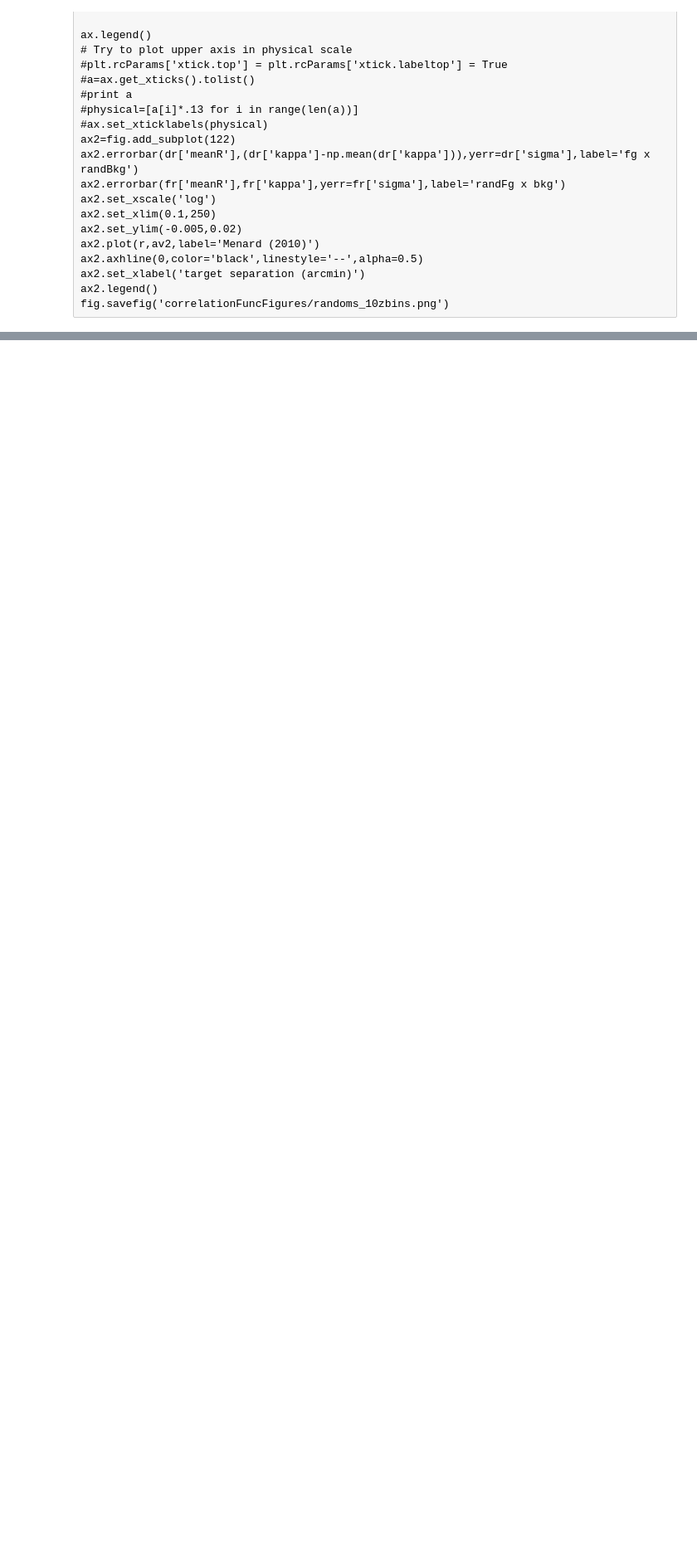
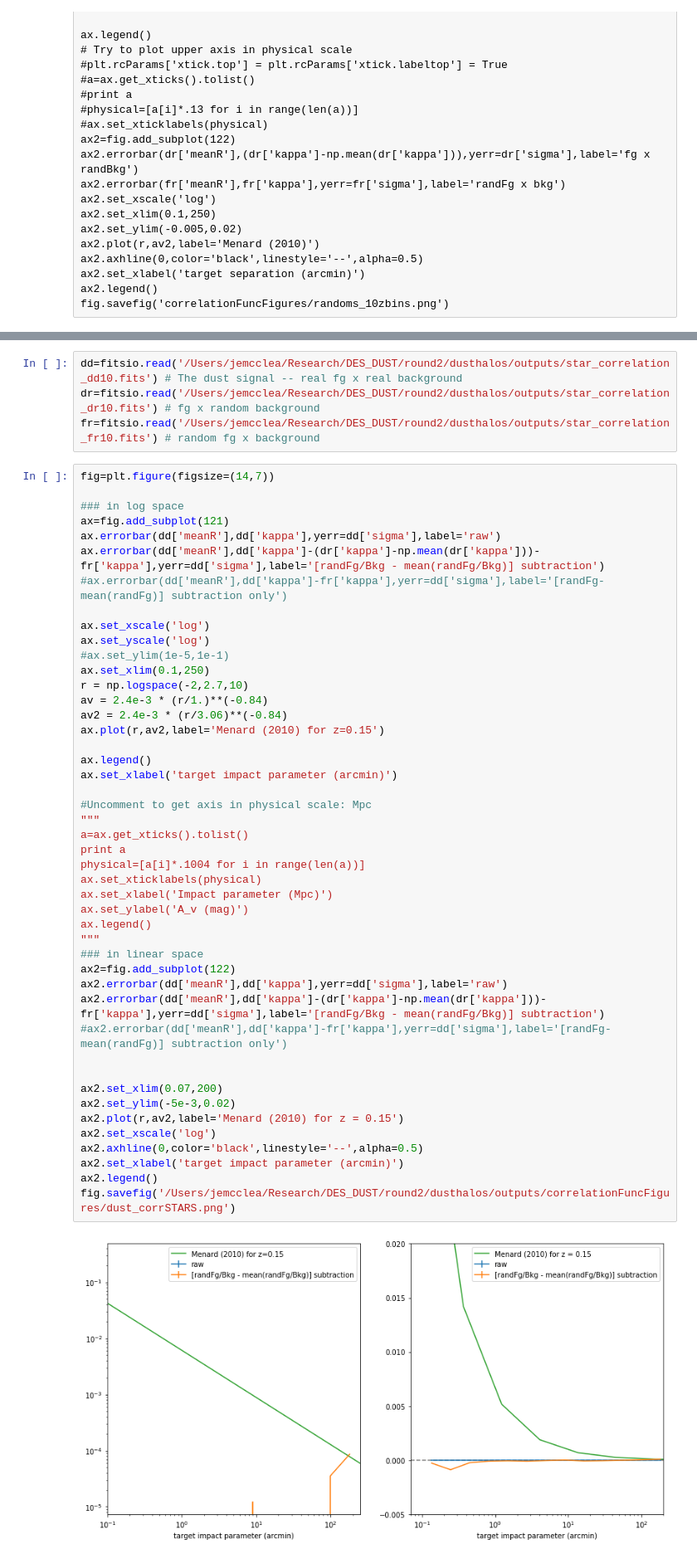
Before and after one commit to mcclearyj/dusthalos, a Jupyter notebook: make-correlation-plots.ipynb, the cells around one changed output, grey strips where cells are left out. Shown at 83% size. Cells and saved outputs as stored; diff of their text form; blank space fills up the shorter version.

Commit message:
new star correl plot

```diff
--- a/make-correlation-plots.ipynb
+++ b/make-correlation-plots.ipynb
@@ -199,0 +202,52 @@ fig.savefig('correlationFuncFigures/randoms_10zbins.png')
+# %%
+dd=fitsio.read('/Users/jemcclea/Research/DES_DUST/round2/dusthalos/outputs/star_correlation_dd10.fits') # The dust signal -- real fg x real background
+dr=fitsio.read('/Users/jemcclea/Research/DES_DUST/round2/dusthalos/outputs/star_correlation_dr10.fits') # fg x random background
+fr=fitsio.read('/Users/jemcclea/Research/DES_DUST/round2/dusthalos/outputs/star_correlation_fr10.fits') # random fg x background
+# %%
+fig=plt.figure(figsize=(14,7))
+
+### in log space
+ax=fig.add_subplot(121)
+ax.errorbar(dd['meanR'],dd['kappa'],yerr=dd['sigma'],label='raw')
+ax.errorbar(dd['meanR'],dd['kappa']-(dr['kappa']-np.mean(dr['kappa']))-fr['kappa'],yerr=dd['sigma'],label='[randFg/Bkg - mean(randFg/Bkg)] subtraction')
+#ax.errorbar(dd['meanR'],dd['kappa']-fr['kappa'],yerr=dd['sigma'],label='[randFg-mean(randFg)] subtraction only')
+
+ax.set_xscale('log')
+ax.set_yscale('log')
+#ax.set_ylim(1e-5,1e-1)
+ax.set_xlim(0.1,250)
+r = np.logspace(-2,2.7,10)
+av = 2.4e-3 * (r/1.)**(-0.84)
+av2 = 2.4e-3 * (r/3.06)**(-0.84)
+ax.plot(r,av2,label='Menard (2010) for z=0.15')
+
+ax.legend()
+ax.set_xlabel('target impact parameter (arcmin)')
+
+#Uncomment to get axis in physical scale: Mpc
+"""
+a=ax.get_xticks().tolist()
+print a
+physical=[a[i]*.1004 for i in range(len(a))]
+ax.set_xticklabels(physical)
+ax.set_xlabel('Impact parameter (Mpc)')
+ax.set_ylabel('A_v (mag)')
+ax.legend()
+"""
+### in linear space
+ax2=fig.add_subplot(122)
+ax2.errorbar(dd['meanR'],dd['kappa'],yerr=dd['sigma'],label='raw')
+ax2.errorbar(dd['meanR'],dd['kappa']-(dr['kappa']-np.mean(dr['kappa']))-fr['kappa'],yerr=dd['sigma'],label='[randFg/Bkg - mean(randFg/Bkg)] subtraction')
+#ax2.errorbar(dd['meanR'],dd['kappa']-fr['kappa'],yerr=dd['sigma'],label='[randFg-mean(randFg)] subtraction only')
+
+
+ax2.set_xlim(0.07,200)
+ax2.set_ylim(-5e-3,0.02)
+ax2.plot(r,av2,label='Menard (2010) for z = 0.15')
+ax2.set_xscale('log')
+ax2.axhline(0,color='black',linestyle='--',alpha=0.5)
+ax2.set_xlabel('target impact parameter (arcmin)')
+ax2.legend()
+fig.savefig('/Users/jemcclea/Research/DES_DUST/round2/dusthalos/outputs/correlationFuncFigures/dust_corrSTARS.png')
+# %% [output]
+[figure, added]
```
Also changed, not shown: parts of 1 cell of this notebook, 1 other file.
